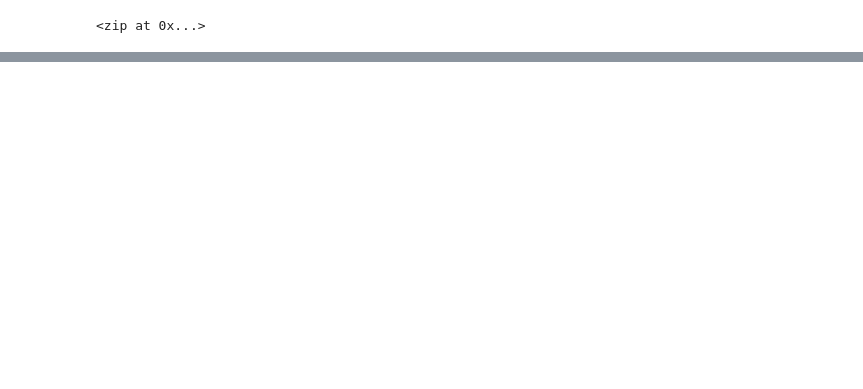
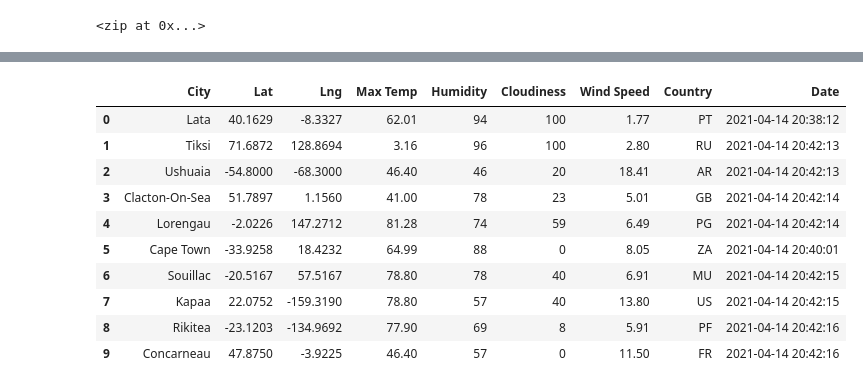
Before and after one commit to trimallya/World_Weather_Analysis, a Jupyter notebook: WeatherPy.ipynb, the cells around one changed output, grey strips where cells are left out. Drawn from its saved outputs; the diff is of its cells as text; code cells hidden in the pictures; blank space fills up the shorter version.

Commit message:
Modifying .gitignore and adding WeatherPy file.

```diff
--- a/WeatherPy.ipynb
+++ b/WeatherPy.ipynb
@@ -35,0 +36,12 @@ len(cities)
+# %%
+# Import requests library
+import requests
+
+# Import api_key
+from config import weather_api_key as api_key
+
+# Import the datetime module from the datetime library
+from datetime import datetime
+
+# Build base url
+url = "http://api.openweathermap.org/data/2.5/weather?units=Imperial&APPID=" + api_key
@@ -35,0 +131,16 @@ len(cities)
+# %%
+# Convert the array of dictionaries to a Pandas DataFrame
+city_data_df = pd.DataFrame(city_data)
+city_data_df.head(10)
+# %% [output]
+|  | City | Lat | Lng | Max Temp | Humidity | Cloudiness | Wind Speed | Country | Date |
+| 0 | Lata | 40.1629 | -8.3327 | 62.01 | 94 | 100 | 1.77 | PT | 2021-04-14 20:38:12 |
+| 1 | Tiksi | 71.6872 | 128.8694 | 3.16 | 96 | 100 | 2.80 | RU | 2021-04-14 20:42:13 |
+| 2 | Ushuaia | -54.8000 | -68.3000 | 46.40 | 46 | 20 | 18.41 | AR | 2021-04-14 20:42:13 |
+| 3 | Clacton-On-Sea | 51.7897 | 1.1560 | 41.00 | 78 | 23 | 5.01 | GB | 2021-04-14 20:42:14 |
+| 4 | Lorengau | -2.0226 | 147.2712 | 81.28 | 74 | 59 | 6.49 | PG | 2021-04-14 20:42:14 |
+| 5 | Cape Town | -33.9258 | 18.4232 | 64.99 | 88 | 0 | 8.05 | ZA | 2021-04-14 20:40:01 |
+| 6 | Souillac | -20.5167 | 57.5167 | 78.80 | 78 | 40 | 6.91 | MU | 2021-04-14 20:42:15 |
+| 7 | Kapaa | 22.0752 | -159.3190 | 78.80 | 57 | 40 | 13.80 | US | 2021-04-14 20:42:15 |
+| 8 | Rikitea | -23.1203 | -134.9692 | 77.90 | 69 | 8 | 5.91 | PF | 2021-04-14 20:42:16 |
+| 9 | Concarneau | 47.8750 | -3.9225 | 46.40 | 57 | 0 | 11.50 | FR | 2021-04-14 20:42:16 |
```
Also changed, not shown: parts of 4 cells of this notebook, 1 other file.
